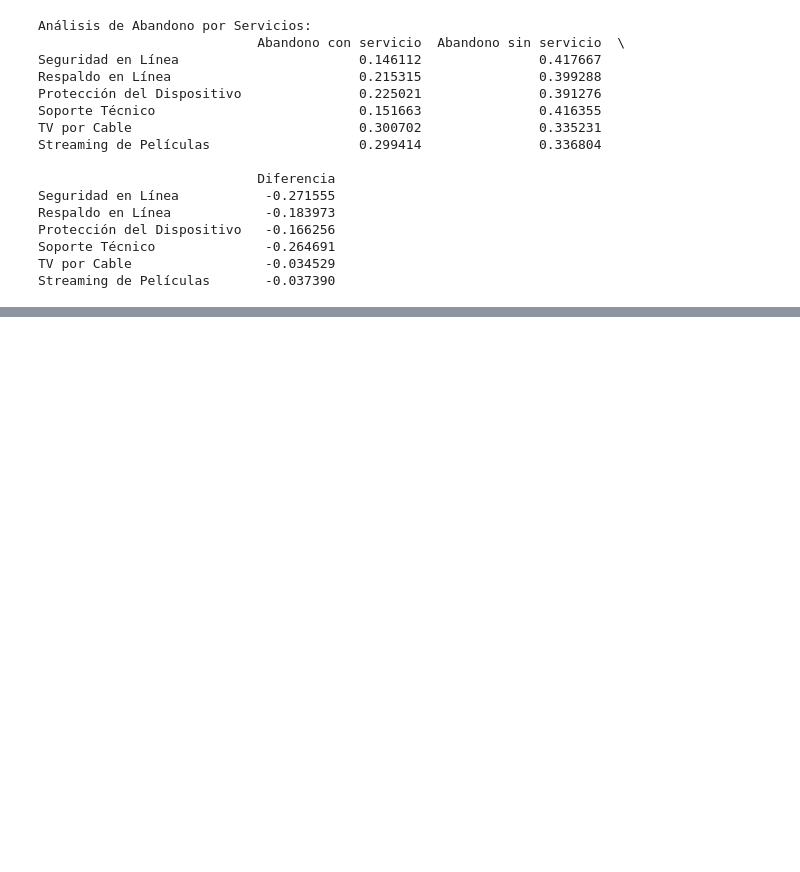
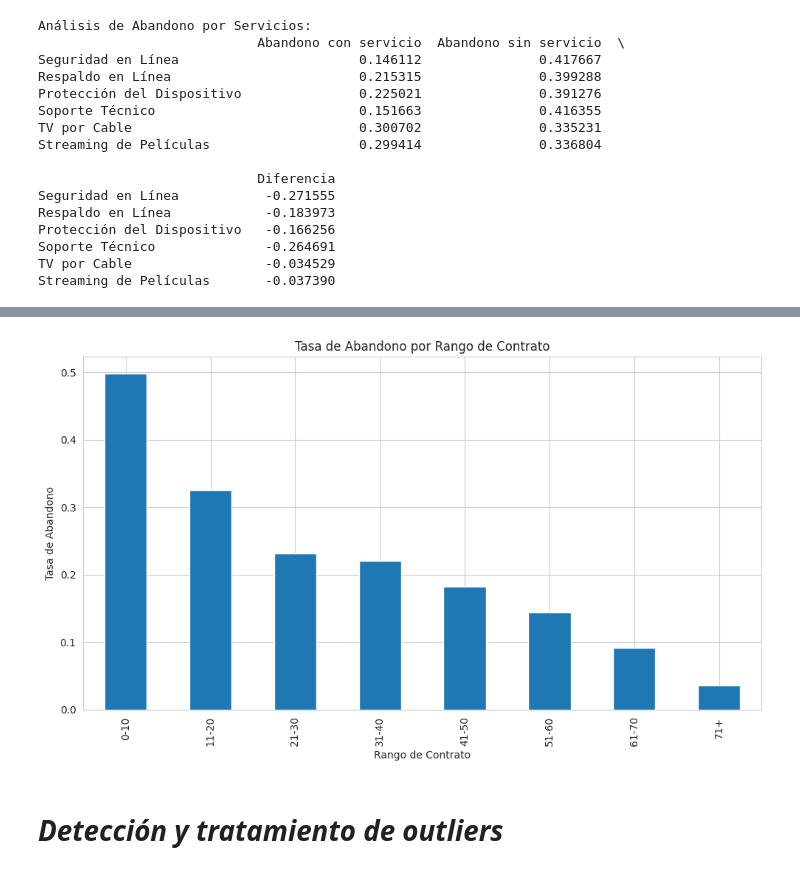
Before and after one commit to Stiven2308/Challenge3-data-science-alura-latam, a Jupyter notebook: TelecomX_AluraLATAM.ipynb, the cells around one changed output, grey strips where cells are left out. Cells and saved outputs as stored; diff of their text form; code cells hidden in the pictures; blank space fills up the shorter version.

```diff
--- a/TelecomX_AluraLATAM.ipynb
+++ b/TelecomX_AluraLATAM.ipynb
@@ -410,0 +501,15 @@ plt.show()
+# %%
+# Análisis de la tasa de abandono por rango de contrato
+
+plt.figure(figsize=(10,6))
+churn_by_contract = data.groupby('Rango de Contrato')['Abandono'].mean()
+churn_by_contract.plot(kind='bar')
+plt.title('Tasa de Abandono por Rango de Contrato')
+plt.ylabel('Tasa de Abandono')
+plt.xlabel('Rango de Contrato')
+plt.tight_layout()
+plt.show()
+# %% [output]
+[figure, added]
+# %% [markdown]
+# *Detección y tratamiento de outliers*
```
Also changed, not shown: parts of 94 cells of this notebook.
